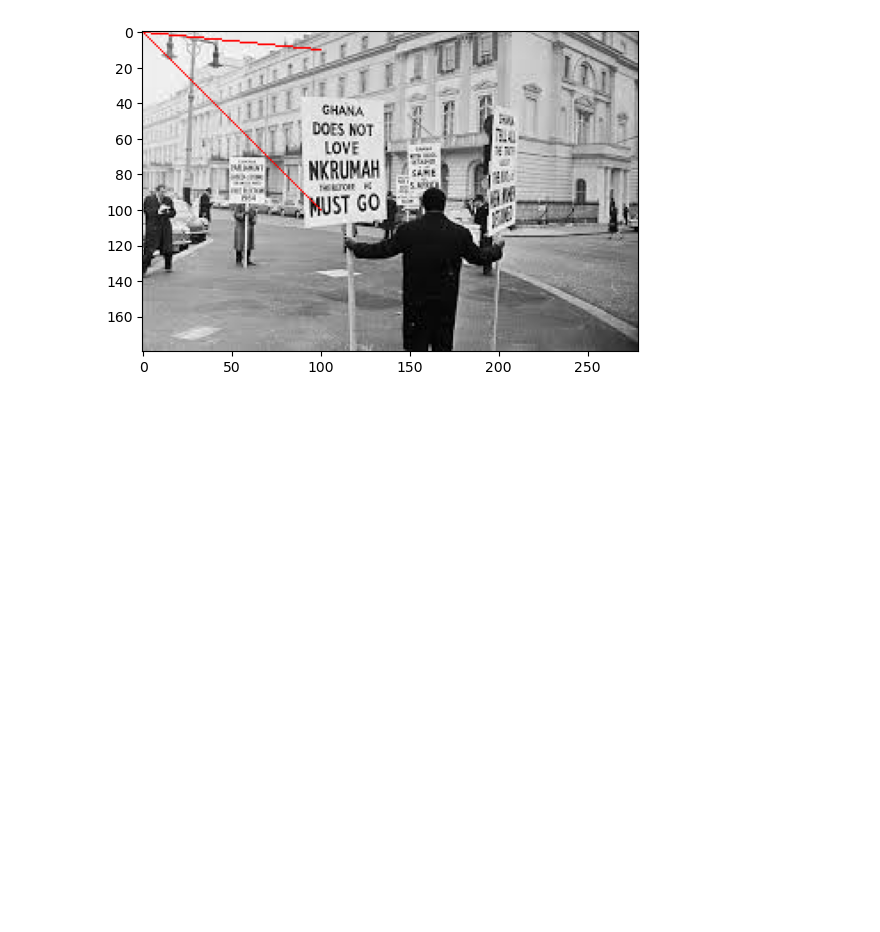
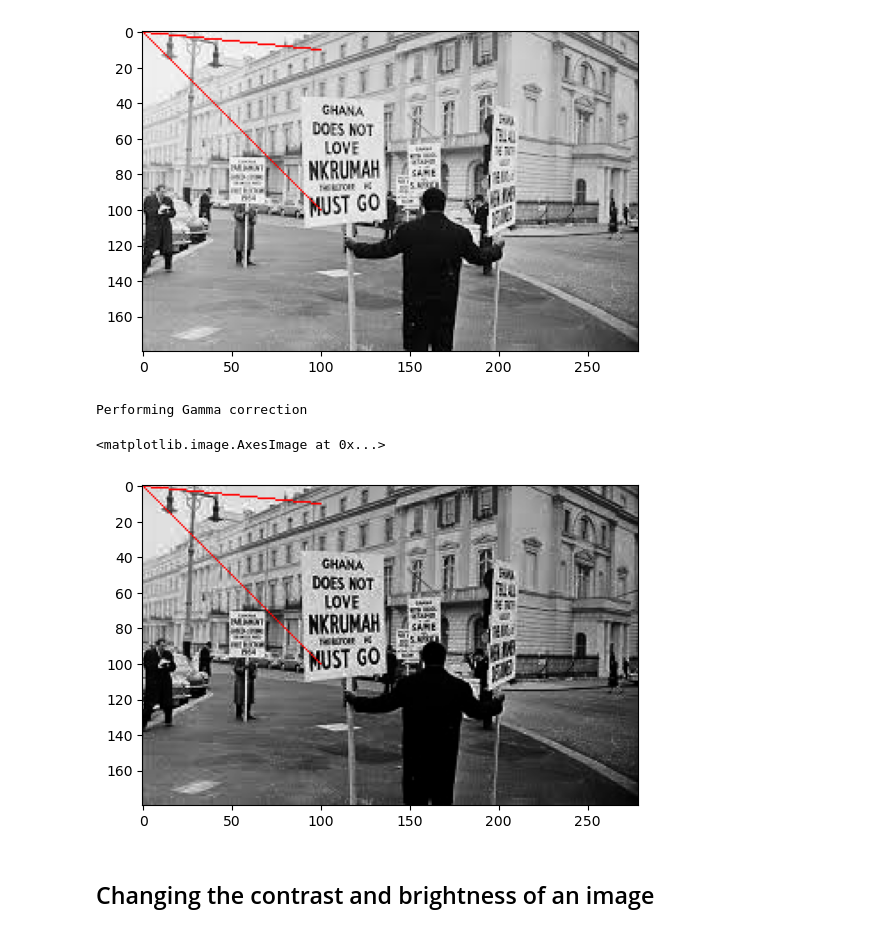
Before and after one commit to VisioMark/image_processing, a Jupyter notebook: main.ipynb, the cells around one changed output. Saved outputs shown, nothing was run; the diff lists cells and outputs as text; code cells hidden in the pictures; blank space fills up the shorter version.

Commit message:
change contrast and brightness

```diff
--- a/main.ipynb
+++ b/main.ipynb
@@ -59,3 +59,16 @@ plt.imshow(img)
 # %% [output]
 <matplotlib.image.AxesImage at 0x...>
 [figure]
+# %%
+from skimage import exposure
+
+print('Performing Gamma correction')
+
+gamma_corrected = exposure.adjust_gamma(img, 2)
+plt.imshow(gamma_corrected)
+# %% [output]
+Performing Gamma correction
+<matplotlib.image.AxesImage at 0x...>
+[figure, added]
+# %% [markdown]
+## Changing the contrast and brightness of an image
```
Also changed, not shown: parts of 2 cells of this notebook.
